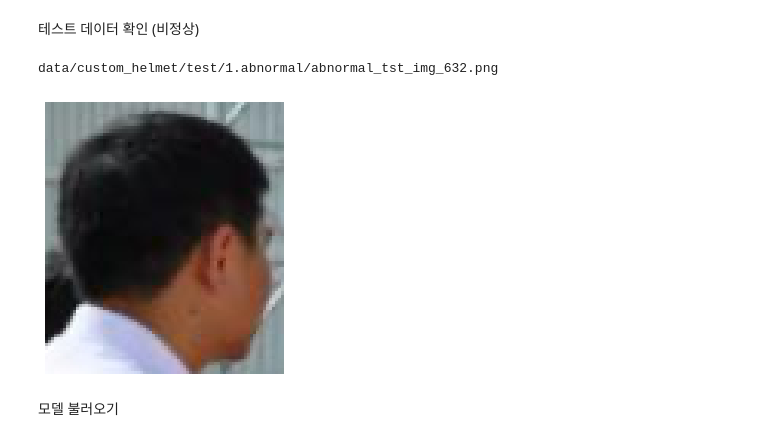
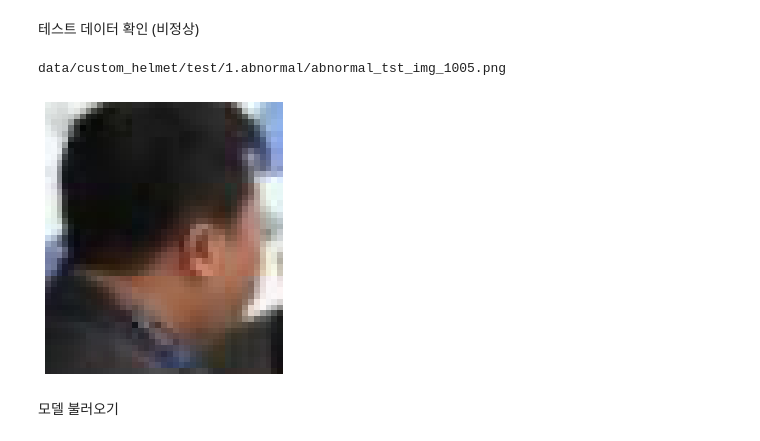
Before and after one commit to SkiddieAhn/Study-PyTorch, a Jupyter notebook: GANomaly/mini_simulation/helmet_simulation.ipynb, the cells around one changed output. Drawn from its saved outputs; the diff is of its cells as text; code cells hidden in the pictures.

```diff
--- a/GANomaly/mini_simulation/helmet_simulation.ipynb
+++ b/GANomaly/mini_simulation/helmet_simulation.ipynb
@@ -48,13 +48,13 @@ data/custom_helmet/test/0.normal/normal_tst_img_215.png
 테스트 데이터 확인 (비정상)
 # %%
 dir=os.path.join('data','custom_helmet','test','1.abnormal')
-path=dir+'/'+'abnormal_tst_img_632.png'
+path=dir+'/'+'abnormal_tst_img_1005.png'
 print(path)
 src2=cv2.imread(path,cv2.IMREAD_COLOR)
 imshow(src2)
 # %% [output]
-data/custom_helmet/test/1.abnormal/abnormal_tst_img_632.png
+data/custom_helmet/test/1.abnormal/abnormal_tst_img_1005.png
-[figure, old version]
+[figure, new version]
 # %% [markdown]
 모델 불러오기
 # %%
```
Also changed, not shown: parts of 3 cells of this notebook.
